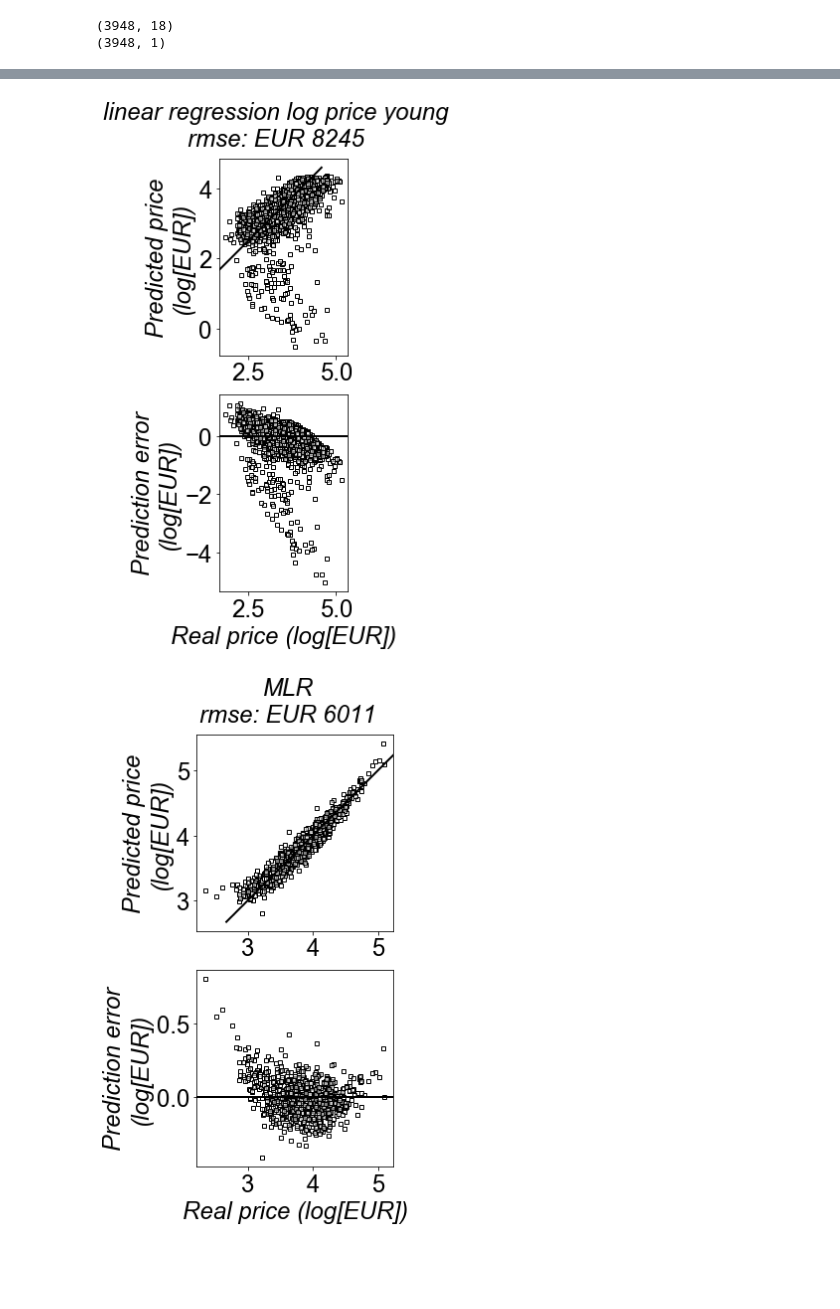
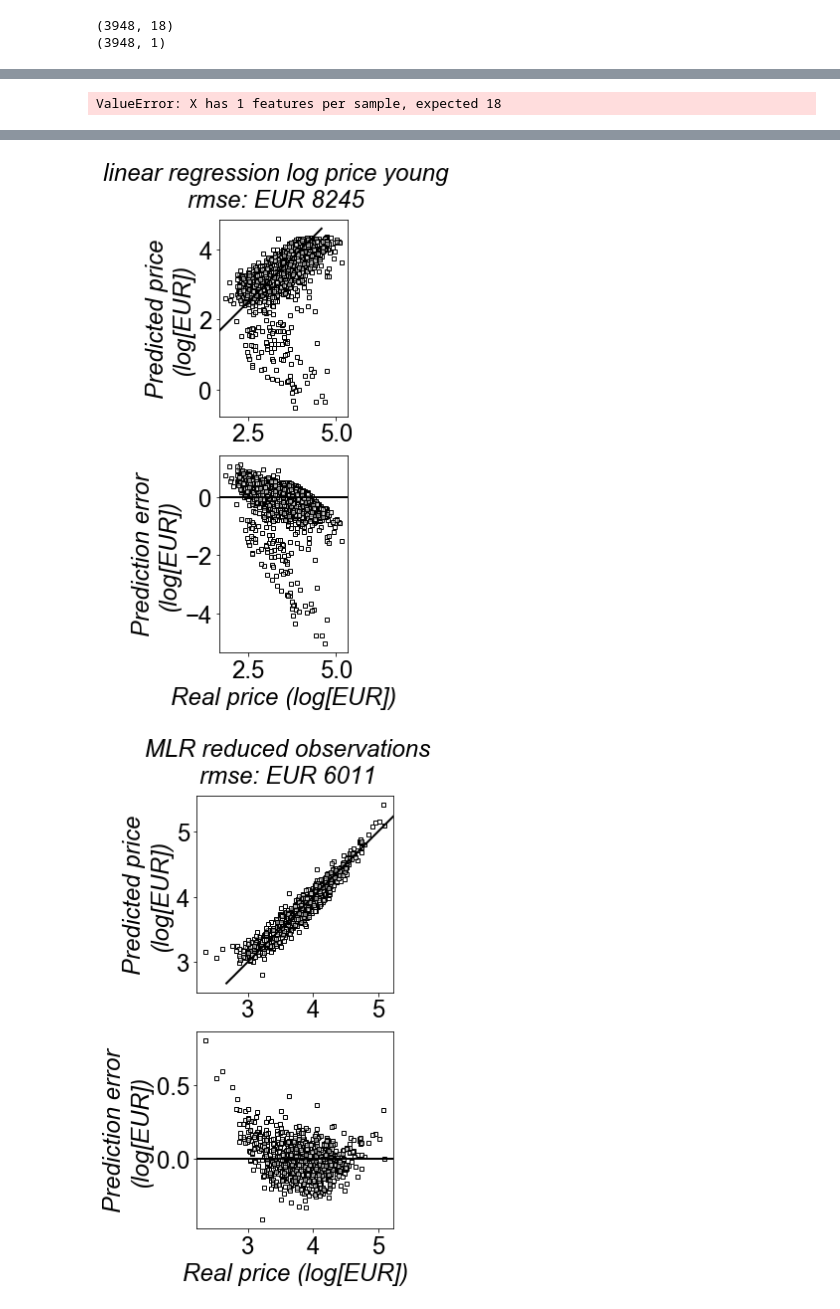
Before and after one commit to r5atom/Saturday-Datascience, a Jupyter notebook: code/predict-price.ipynb, the cells around one changed output, grey strips where cells are left out. Drawn from its saved outputs; the diff is of its cells as text; code cells hidden in the pictures; blank space fills up the shorter version.

```diff
--- a/code/predict-price.ipynb
+++ b/code/predict-price.ipynb
@@ -1204,7 +1263,7 @@ x_ = pd.np.array([ x[0] for x in X ]).reshape(-1,1)
 pd.np.nan_to_num(x_, copy=False)
 y_pred = models[model_name]['model'].predict(x_)
 
-model_name = 'MLR'
+model_name = 'MLR reduced observations'
 x_ = X.copy()
 # pd.np.nan_to_num(x_, copy=False)
 x_[pd.isnull(x_)] = 0
@@ -1221,6 +1280,7 @@ y_pred = models[model_name]['model'].predict(x_)
 
 # loop over all models
 for model_name in models.keys():
+    print(model_name)
     res = models[model_name]
 
     # all original data
@@ -1236,27 +1296,14 @@ for model_name in models.keys():
         y = pd.np.log10(y)
         # unit
         unit = '(log[EUR])'
-    elif (model_name == 'MLR') or (model_name == 'MLR impute median'):
+    elif (model_name == 'MLR reduced observations') or (model_name == 'MLR impute median'):
         yX = df.dropna(subset=['price'] + features).loc[:,['price'] + features]
         X = yX.iloc[:,1:]
         y = pd.np.log10(yX.iloc[:,0])
         unit = '(log[EUR])'
-#     elif (model_name == 'MLR selected features'):
-#         yX = df.dropna(subset=['price'] + features).loc[:,['price'] + features]
-
-#         # feature adjustments
-#         yX.drop(columns='power', inplace=True)
-#         yX.rename(columns={'power2':'power'}, inplace=True)
-# #         yX['usage'] = (yX.odometer / yX.age)
-# #         yX.drop(columns=['odometer'], inplace=True)
-
-#         X = yX.iloc[:,1:]
-#         y = pd.np.log10(yX.iloc[:,0])
-#         unit = '(log[EUR])'
     elif (model_name == 'MLR with categorical'):
         yX = df.dropna(subset=['price']).copy()
         X = yX.iloc[:,1:]
-        get_fuel_dummies.transform(X)
         y = yX.iloc[:,0]
         unit = '(EUR)'
     else:
@@ -1336,6 +1390,7 @@ for model_name in models.keys():
+ValueError: X has 1 features per sample, expected 18
 [figure]
 [figure]
 [figure]
-[figure, old version]
+[figure, new version]
 [figure]
 [figure]
```
Also changed, not shown: parts of 5 cells of this notebook, 1 other file.
